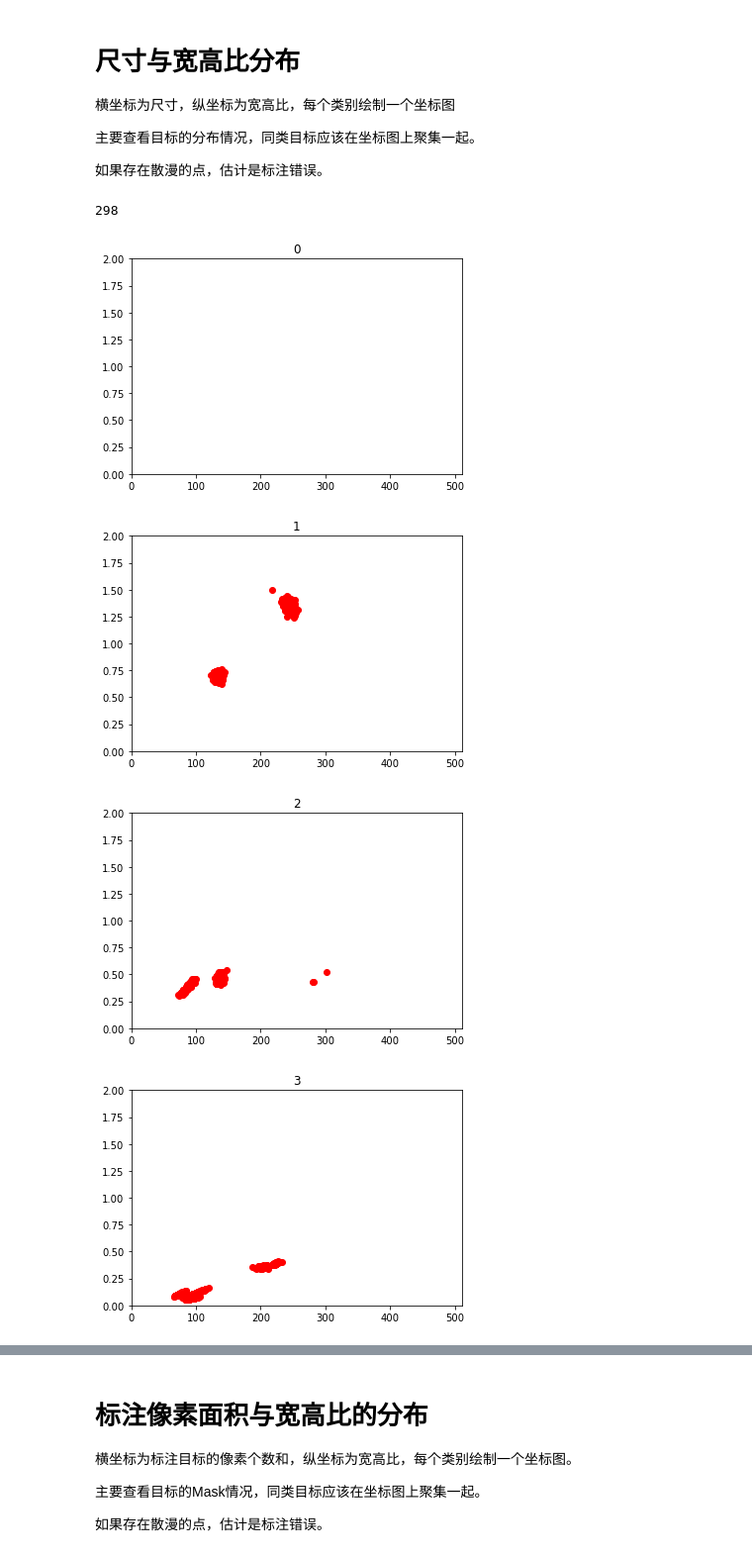
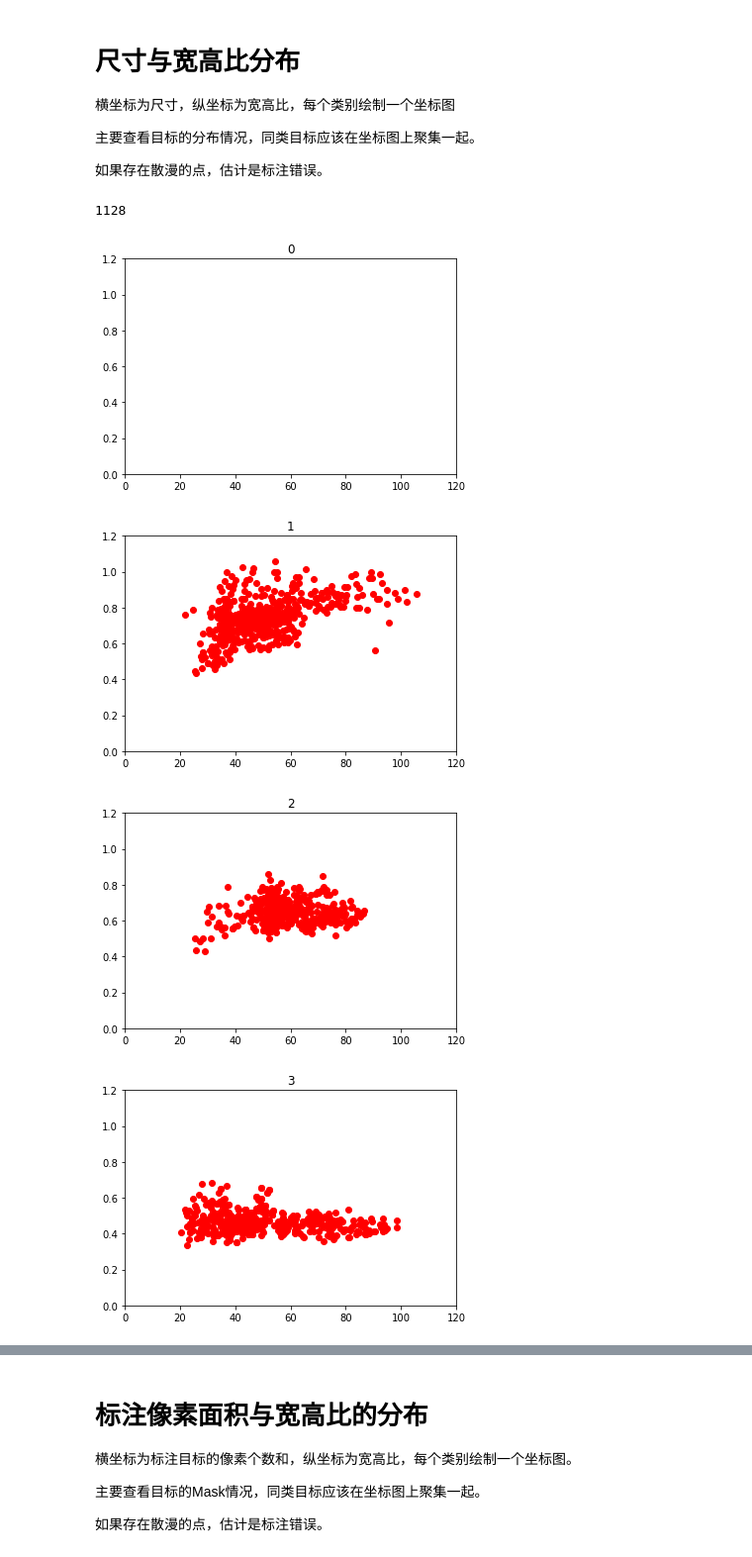
Before and after one commit to Dashark/Mask_RCNN, a Jupyter notebook: statis_gts.ipynb, the cells around one changed output, grey strips where cells are left out. Shown at 99% size. Saved outputs shown, nothing was run; the diff lists cells and outputs as text; code cells hidden in the pictures.

```diff
--- a/statis_gts.ipynb
+++ b/statis_gts.ipynb
@@ -26,7 +26,7 @@ from mrcnn import model as modellib, utils
 from mrcnn import visualize
 
 # Path to data set
-DATASET = "D:\Projects\Mask_RCNN\my_mask_rcnn\dataset_1119\\"
+DATASET = "D:\Projects\Mask_RCNN\my_mask_rcnn\dataset_2021_1113\\"
 
 class MyConfig(Config):
     """Configuration for training on the toy  dataset.
@@ -40,14 +40,14 @@ class MyConfig(Config):
     IMAGES_PER_GPU = 1
 
     # Number of classes (including background)
-    NUM_CLASSES = 1 + 7  # Background + my
+    NUM_CLASSES = 1 + 3  # Background + my
 
     # Number of training steps per epoch
     STEPS_PER_EPOCH = 100
 
     # Skip detections with < 90% confidence
     DETECTION_MIN_CONFIDENCE = 0.9
-    BACKBONE = "resnet101"
+    BACKBONE = "resnet50"
     IMAGE_RESIZE_MODE = "square"
     IMAGE_MIN_DIM = 800
     IMAGE_MAX_DIM = 1024
@@ -125,33 +125,28 @@ class MyDataset(utils.Dataset):
             # print(a['filename'])
             if type(a['regions']) is dict:
                 polygons = [r['shape_attributes'] for r in a['regions'].values()]
+                class_ids = [class_dict[r['region_attributes']['type']] for r in a['regions'].values()]
             else:
-                if a['regions']:
-                    class_ids = []
-                    polygons = []
-                    for r in a['regions']:
-                        polygons.append(r['shape_attributes'])
-                        class_type = r['region_attributes']['type']
-                        class_ids.append(class_dict[class_type])
-
-                    self.print_size(polygons)
+                polygons = [r['shape_attributes'] for r in a['regions']]
+                class_ids = [class_dict[r['region_attributes']['type']] for r in a['regions']]
+            self.print_size(polygons)
                     # print(class_ids)
 
 
             # load_mask() needs the image size to convert polygons to masks.
             # Unfortunately, VIA doesn't include it in JSON, so we must read
             # the image. This is only managable since the dataset is tiny.
-                    image_path = os.path.join(dataset_dir, a['filename'])
-                    image = skimage.io.imread(image_path)
-                    height, width = image.shape[:2]
+            image_path = os.path.join(dataset_dir, a['filename'])
+            image = skimage.io.imread(image_path)
+            height, width = image.shape[:2]
 
-                    self.add_image(
-                        "my",
-                        image_id=a['filename'],  # use file name as a unique image id
-                        path=image_path,
-                        width=width, height=height,
-                        polygons=polygons,
-                        class_ids=class_ids)
+            self.add_image(
+                "my",
+                image_id=a['filename'],  # use file name as a unique image id
+                path=image_path,
+                width=width, height=height,
+                polygons=polygons,
+                class_ids=class_ids)
         self.areas.sort()
         print(np.unique(np.round(np.sqrt(self.areas))))
 
@@ -315,22 +304,22 @@ D:\Projects\Mask_RCNN\my_mask_rcnn\dataset_1119\train\20201123scene00038.jpeg
 # %%
 import matplotlib.pyplot as plt
 plt.cla()
 plt.clf()
 plt.close()
 print(len(gt_targets))
-for i in range(0, 8):
+for i in range(0, 4):
     for target in gt_targets:
         # plt.title(target['file'])
         #print('标注目标尺寸：', np.sort(target['obj_sizes']))
         #print('标注目标宽高比：', np.sort(target['obj_wh_ratios']))
         plt.plot(target['gt_sizes'][i], target['gt_wh_ratios'][i], 'ro')
         #plt.plot(target['obj_sizes'], target['obj_wh_ratios'], 'go')
-        plt.axis([0, 512, 0, 2])
+        plt.axis([0, 120, 0, 1.2])
     plt.title(i)
     plt.show()
 # %% [output]
-298
+1128
-[figure, old version]
+[figure, new version]
-[figure, old version]
+[figure, new version]
-[figure, old version]
+[figure, new version]
-[figure, old version]
+[figure, new version]
```
Also changed, not shown: parts of 4 cells of this notebook, 1 other file.
